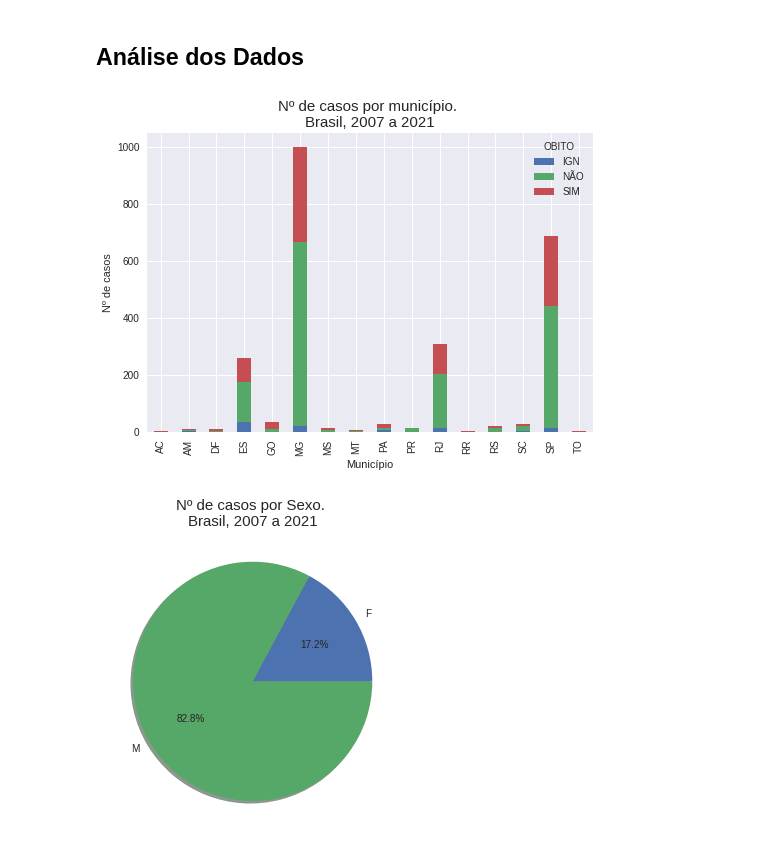
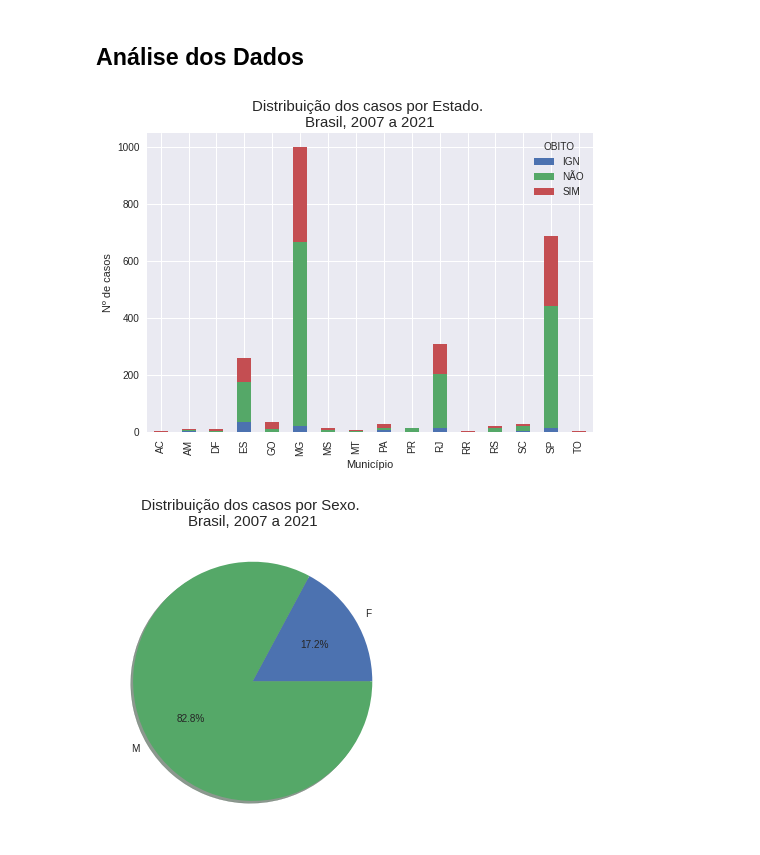
Before and after one commit to pedrosena138/if1007-tasi4, a Jupyter notebook: Analise_de_casos_de_febre_amarela_em_humanos.ipynb, the cells around one changed output. Saved outputs shown, nothing was run; the diff lists cells and outputs as text; code cells hidden in the pictures.

```diff
--- a/Analise_de_casos_de_febre_amarela_em_humanos.ipynb
+++ b/Analise_de_casos_de_febre_amarela_em_humanos.ipynb
@@ -95,7 +95,7 @@ plt.show()
 # %%
-df = df[df['ANO_IS'] >= 2007]
-print(df.info())
-df.tail()
+df_2007 = df[df['ANO_IS'] >= 2007]
+print(df_2007.info())
+df_2007.tail()
 # %% [output]
 <class 'pandas.core.frame.DataFrame'>
 Int64Index: 2409 entries, 349 to 2757
@@ -131,7 +131,7 @@ def converte_age_type(elm):
         pass
 
 
-df['IDADE'] = df['IDADE'].apply(converte_age_type).astype('float32')
+df_2007['IDADE'] = df_2007['IDADE'].apply(converte_age_type).astype('float32')
 # %% [output]
 A value is trying to be set on a copy of a slice from a DataFrame.
 Try using .loc[row_indexer,col_indexer] = value instead
@@ -141,20 +141,20 @@ See the caveats in the documentation: https://pandas.pydata.org/pandas-docs/stab
 # %% [markdown]
 ## Análise dos Dados
 # %%
-uf = df.groupby(['UF_LPI', 'OBITO']).size().unstack().plot(kind='bar',stacked=True)
-plt.title('Nº de casos por município. \nBrasil, 2007 a 2021', fontsize=15)
+uf = df_2007.groupby(['UF_LPI', 'OBITO']).size().unstack().plot(kind='bar',stacked=True)
+plt.title('Distribuição dos casos por Estado. \nBrasil, 2007 a 2021', fontsize=15)
 plt.ylabel('Nº de casos')
 plt.xlabel('Município')
 plt.show()
 # %% [output]
-[figure, old version]
+[figure, new version]
 # %%
-df.groupby('SEXO').size().plot(kind='pie', autopct='%1.1f%%', shadow=True)
-plt.title('Nº de casos por Sexo. \nBrasil, 2007 a 2021', fontsize=15)
+df_2007.groupby('SEXO').size().plot(kind='pie', autopct='%1.1f%%', shadow=True)
+plt.title('Distribuição dos casos por Sexo. \nBrasil, 2007 a 2021', fontsize=15)
 plt.ylabel('')
 plt.show()
 # %% [output]
-[figure, old version]
+[figure, new version]
 # %%
 def get_age_groups():
     groups = {
```
Also changed, not shown: parts of 2 cells of this notebook.
